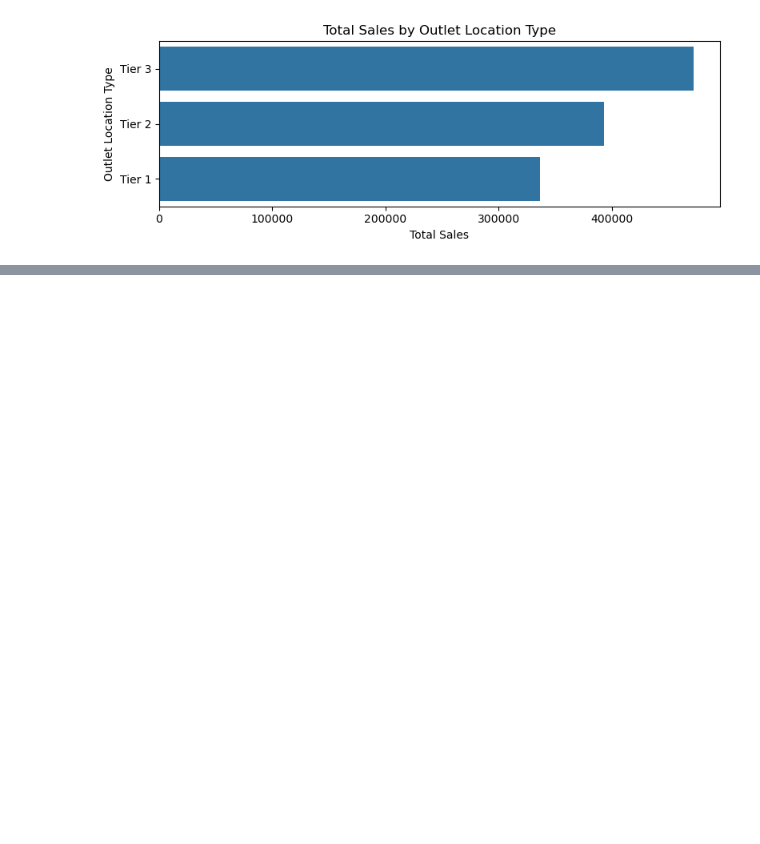
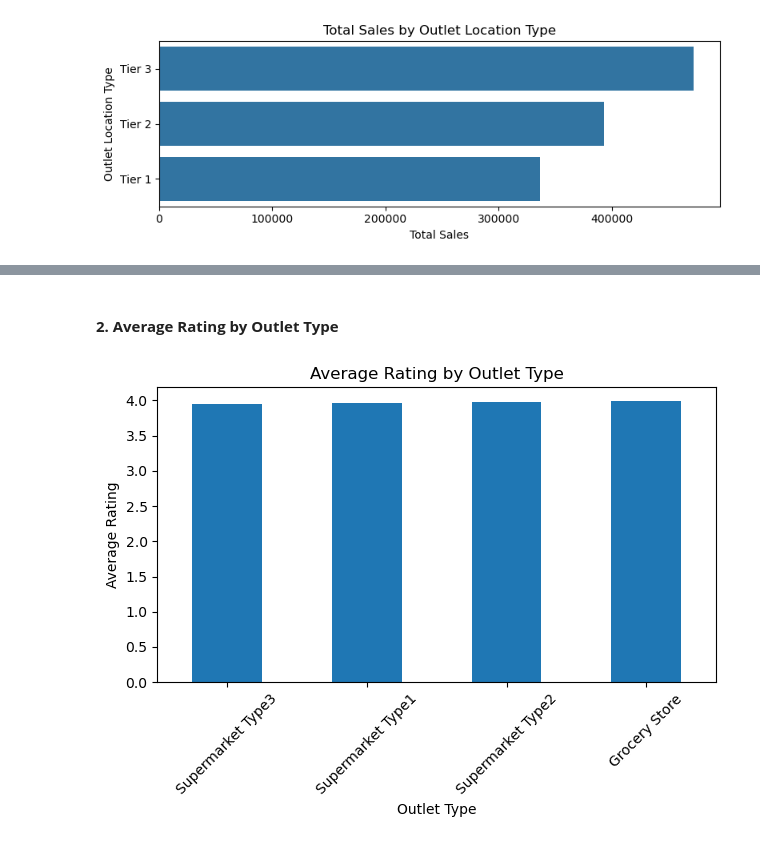
Before and after one commit to Syed-Moinuddin2025/SQL-Python-Learning-Journey, a Jupyter notebook: 3_Python_Project_Blinkit/Blinkit Analysis Python.ipynb, the cells around one changed output, grey strips where cells are left out. Drawn from its saved outputs; the diff is of its cells as text; code cells hidden in the pictures; blank space fills up the shorter version.

```diff
--- a/3_Python_Project_Blinkit/Blinkit Analysis Python.ipynb
+++ b/3_Python_Project_Blinkit/Blinkit Analysis Python.ipynb
@@ -288,0 +304,13 @@ plt.show()
+# %% [markdown]
+#### **2. Average Rating by Outlet Type**
+# %%
+# Chart: Vertical Bar Chart
+df.groupby('Outlet Type')['Rating'].mean().sort_values().plot(kind='bar')
+plt.title('Average Rating by Outlet Type')
+plt.xlabel('Outlet Type')
+plt.ylabel('Average Rating')
+plt.xticks(rotation=45)
+plt.tight_layout()
+plt.show()
+# %% [output]
+[figure, added]
```
Also changed, not shown: parts of 21 cells of this notebook, 1 other file.
